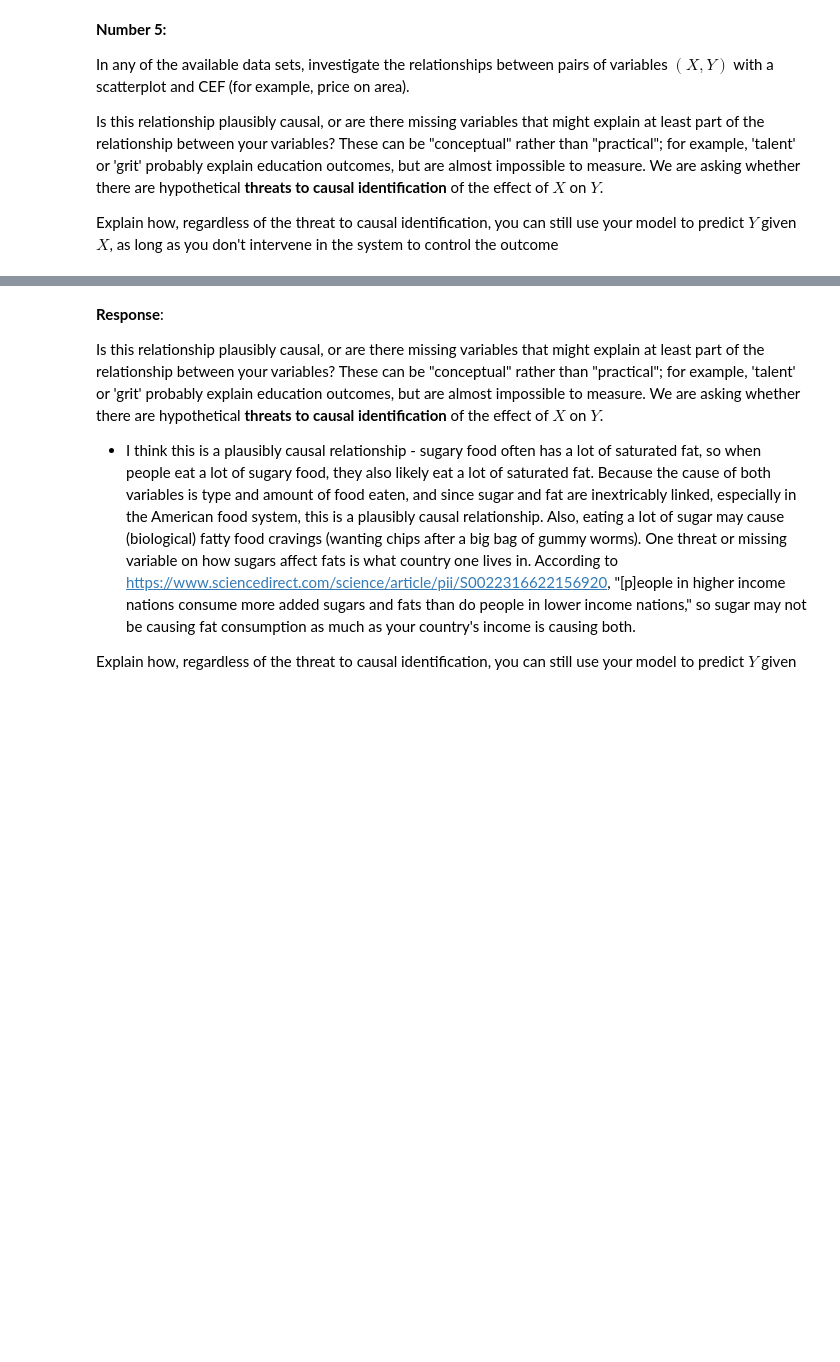
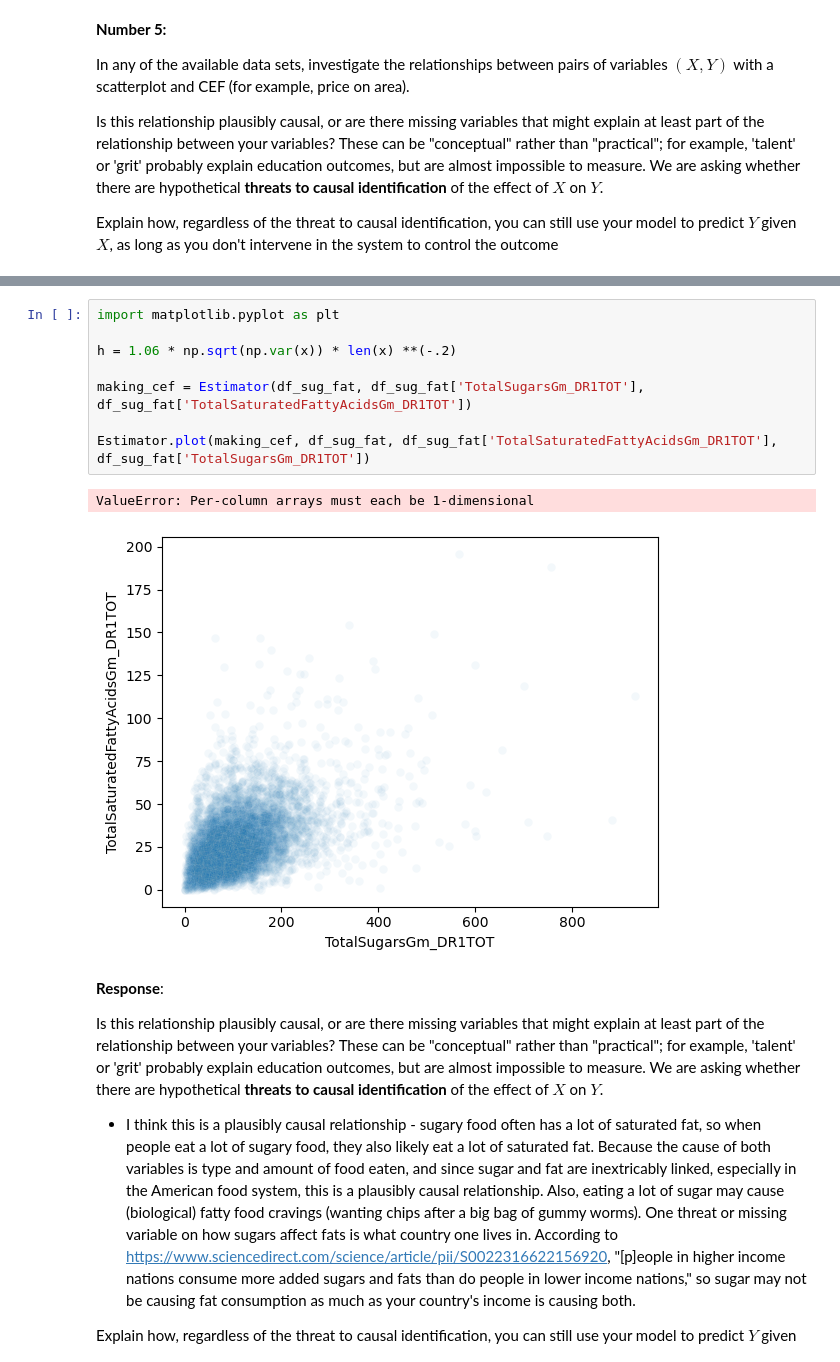
Before and after one commit to caroline-kranefuss/understanding_uncertainty, a Jupyter notebook: assignment3.ipynb, the cells around one changed output, grey strips where cells are left out. Saved outputs shown, nothing was run; the diff lists cells and outputs as text; blank space fills up the shorter version.

```diff
--- a/assignment3.ipynb
+++ b/assignment3.ipynb
@@ -394,3 +453,14 @@ y_hat, grid = nbhd_mean(x,y,h=h)
+# %%
+import matplotlib.pyplot as plt
+
+h = 1.06 * np.sqrt(np.var(x)) * len(x) **(-.2)
+
+making_cef = Estimator(df_sug_fat, df_sug_fat['TotalSugarsGm_DR1TOT'], df_sug_fat['TotalSaturatedFattyAcidsGm_DR1TOT'])
+
+Estimator.plot(making_cef, df_sug_fat, df_sug_fat['TotalSaturatedFattyAcidsGm_DR1TOT'], df_sug_fat['TotalSugarsGm_DR1TOT'])
+# %% [output]
+ValueError: Per-column arrays must each be 1-dimensional
+[figure, added]
 # %% [markdown]
 **Response**:
 
```
Also changed, not shown: parts of 8 cells of this notebook, 3 other files.
